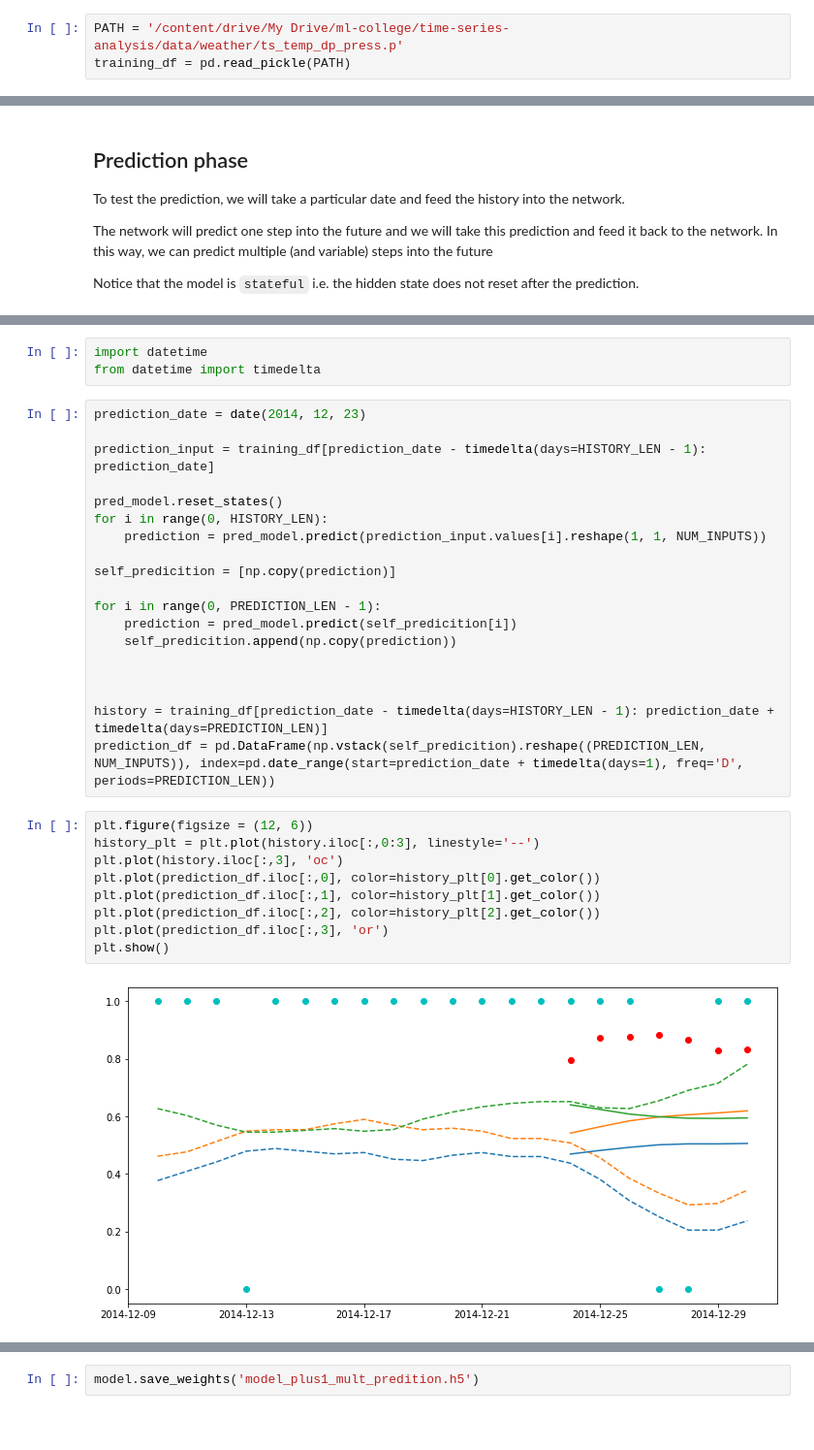
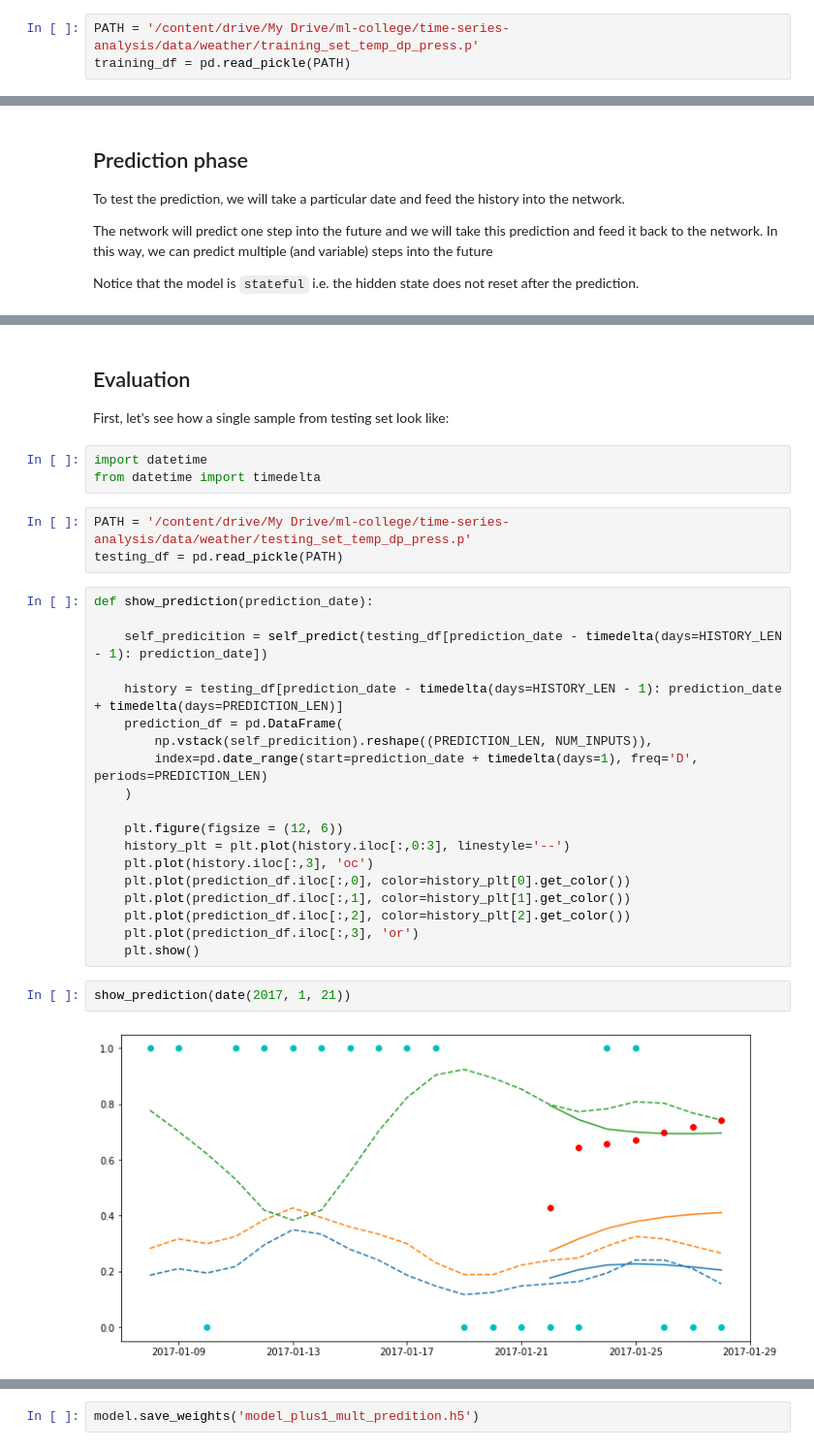
Before and after one commit to mlcollege/time-series-analysis, a Jupyter notebook: src/weather_lstm_seq2seq-complete.ipynb, the cells around one changed output, grey strips where cells are left out. Shown at 97% size. Cells and saved outputs as stored; diff of their text form; blank space fills up the shorter version.

Commit message:
weather update

```diff
--- a/src/weather_lstm_seq2seq-complete.ipynb
+++ b/src/weather_lstm_seq2seq-complete.ipynb
@@ -25,7 +25,7 @@ TensorFlow 2.x selected.
 from google.colab import drive
 drive.mount('/content/drive/')
 # %%
-PATH = '/content/drive/My Drive/ml-college/time-series-analysis/data/weather/ts_temp_dp_press.p'
+PATH = '/content/drive/My Drive/ml-college/time-series-analysis/data/weather/training_set_temp_dp_press.p'
 training_df = pd.read_pickle(PATH)
 # %% [markdown]
 Notice that we would randomly sample the training data from the whole weather history.
@@ -137,33 +140,33 @@ Notice that the model is `stateful` i.e. the hidden state does not reset after t
+# %% [markdown]
+## Evaluation
+
+First, let's see how a single sample from testing set look like:
 # %%
 import datetime
 from datetime import timedelta
-# %%
-prediction_date = date(2014, 12, 23)
-
-prediction_input = training_df[prediction_date - timedelta(days=HISTORY_LEN - 1): prediction_date]
-
-pred_model.reset_states()
-for i in range(0, HISTORY_LEN):
-    prediction = pred_model.predict(prediction_input.values[i].reshape(1, 1, NUM_INPUTS))
-
-self_predicition = [np.copy(prediction)]
-
-for i in range(0, PREDICTION_LEN - 1):
-    prediction = pred_model.predict(self_predicition[i])
-    self_predicition.append(np.copy(prediction))
-
-
-
-history = training_df[prediction_date - timedelta(days=HISTORY_LEN - 1): prediction_date + timedelta(days=PREDICTION_LEN)]
-prediction_df = pd.DataFrame(np.vstack(self_predicition).reshape((PREDICTION_LEN, NUM_INPUTS)), index=pd.date_range(start=prediction_date + timedelta(days=1), freq='D', periods=PREDICTION_LEN))
+# %%
+PATH = '/content/drive/My Drive/ml-college/time-series-analysis/data/weather/testing_set_temp_dp_press.p'
+testing_df = pd.read_pickle(PATH)
 # %%
-plt.figure(figsize = (12, 6))
-history_plt = plt.plot(history.iloc[:,0:3], linestyle='--')
-plt.plot(history.iloc[:,3], 'oc')
-plt.plot(prediction_df.iloc[:,0], color=history_plt[0].get_color())
-plt.plot(prediction_df.iloc[:,1], color=history_plt[1].get_color())
-plt.plot(prediction_df.iloc[:,2], color=history_plt[2].get_color())
-plt.plot(prediction_df.iloc[:,3], 'or')
-plt.show()
+def show_prediction(prediction_date):
+
+    self_predicition = self_predict(testing_df[prediction_date - timedelta(days=HISTORY_LEN - 1): prediction_date])
+
+    history = testing_df[prediction_date - timedelta(days=HISTORY_LEN - 1): prediction_date + timedelta(days=PREDICTION_LEN)]
+    prediction_df = pd.DataFrame(
+        np.vstack(self_predicition).reshape((PREDICTION_LEN, NUM_INPUTS)),
+        index=pd.date_range(start=prediction_date + timedelta(days=1), freq='D', periods=PREDICTION_LEN)
+    )
+
+    plt.figure(figsize = (12, 6))
+    history_plt = plt.plot(history.iloc[:,0:3], linestyle='--')
+    plt.plot(history.iloc[:,3], 'oc')
+    plt.plot(prediction_df.iloc[:,0], color=history_plt[0].get_color())
+    plt.plot(prediction_df.iloc[:,1], color=history_plt[1].get_color())
+    plt.plot(prediction_df.iloc[:,2], color=history_plt[2].get_color())
+    plt.plot(prediction_df.iloc[:,3], 'or')
+    plt.show()
-# %% [output]
-[figure, removed]
+# %%
+show_prediction(date(2017, 1, 21))
+# %% [output]
+[figure, added]
```
Also changed, not shown: parts of 28 cells of this notebook, 7 other files.
